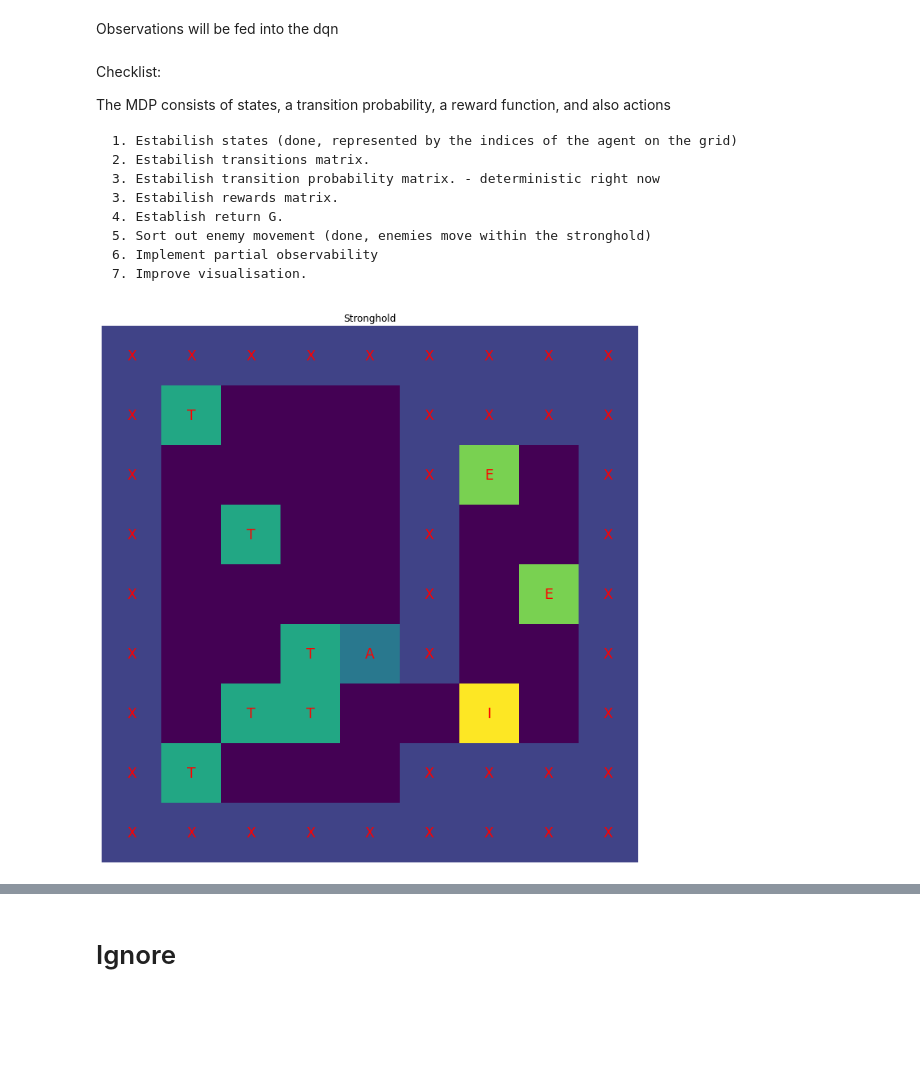
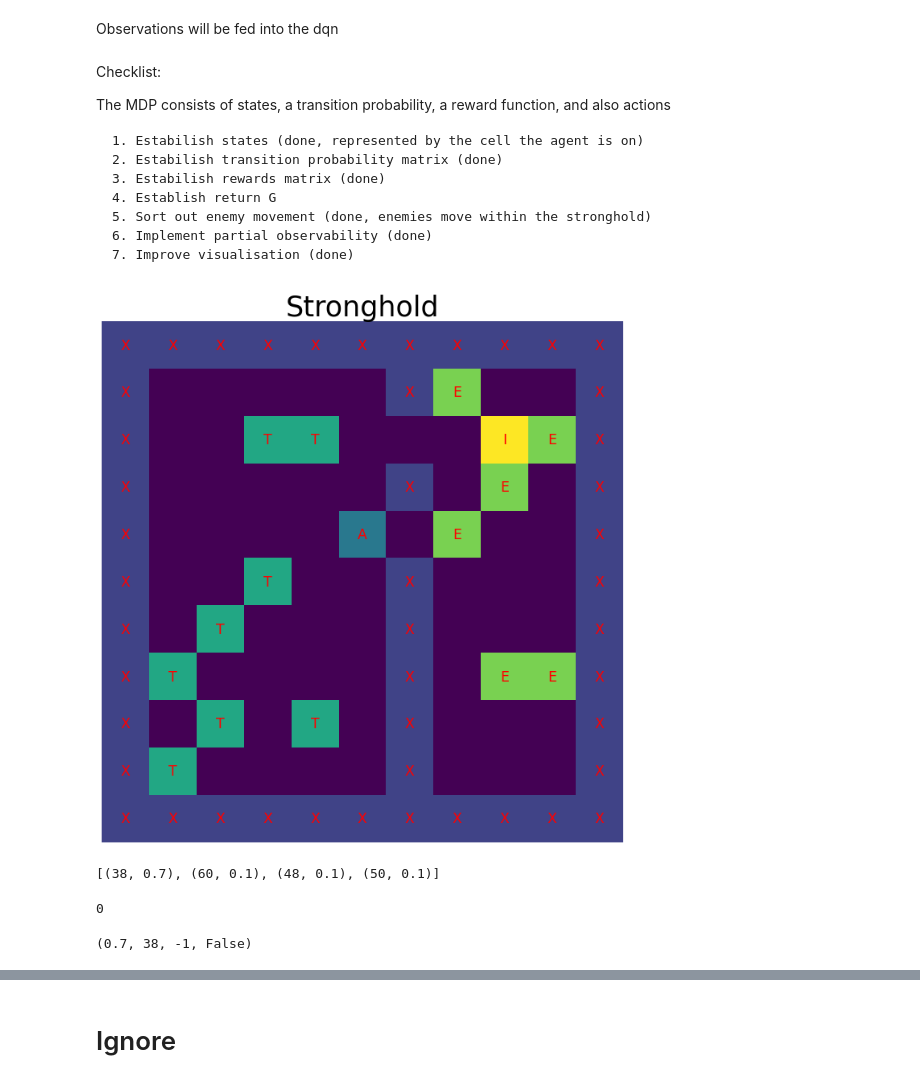
Before and after one commit to Assassinsarms/Stronghold-MDP-Q-learning-in-Stronghold-Environment-DDPG-in-Lunar-Lander, a Jupyter notebook: Aaron_Mir_INM707_Task1.ipynb, the cells around one changed output, grey strips where cells are left out. Saved outputs shown, nothing was run; the diff lists cells and outputs as text; code cells hidden in the pictures; blank space fills up the shorter version.

Commit message:
Modified transition probability and reward matrices, also step function

```diff
--- a/Aaron_Mir_INM707_Task1.ipynb
+++ b/Aaron_Mir_INM707_Task1.ipynb
@@ -53,14 +53,13 @@ Checklist:
 
 The MDP consists of states, a transition probability, a reward function, and also actions
 
-    1. Estabilish states (done, represented by the indices of the agent on the grid)
-    2. Estabilish transitions matrix.
-    3. Estabilish transition probability matrix. - deterministic right now
-    3. Estabilish rewards matrix.
-    4. Establish return G.
+    1. Estabilish states (done, represented by the cell the agent is on)
+    2. Estabilish transition probability matrix (done)
+    3. Estabilish rewards matrix (done)
+    4. Establish return G
     5. Sort out enemy movement (done, enemies move within the stronghold)
-    6. Implement partial observability
-    7. Improve visualisation.
+    6. Implement partial observability (done)
+    7. Improve visualisation (done)
 # %%
 import numpy as np
 import matplotlib.pyplot as plt
@@ -377,9 +334,24 @@ class Stronghold():
 # %%
-stronghold = Stronghold(9)
+stronghold = Stronghold(11)
 stronghold.reset()
 stronghold.render()
 # %% [output]
-[figure, old version]
+[figure, new version]
+# %%
+stronghold.getSuccessors(stronghold.agent_state, 0)
+# %% [output]
+[(38, 0.7), (60, 0.1), (48, 0.1), (50, 0.1)]
+# %%
+a = [(38, 0.7), (60, 0.1), (48, 0.1), (50, 0.1)]
+probs = [i[1] for i in a]                                          #     [0.1, 0.1, 0.1, 0.7]
+choice = np.random.choice((0, 1, 2, 3), p=probs)
+print(choice)
+# %% [output]
+0
+# %%
+stronghold.P[stronghold.agent_state][0][0]
+# %% [output]
+(0.7, 38, -1, False)
 # %%
 stronghold.land
 # %% [output]
```
Also changed, not shown: parts of 13 cells of this notebook.
